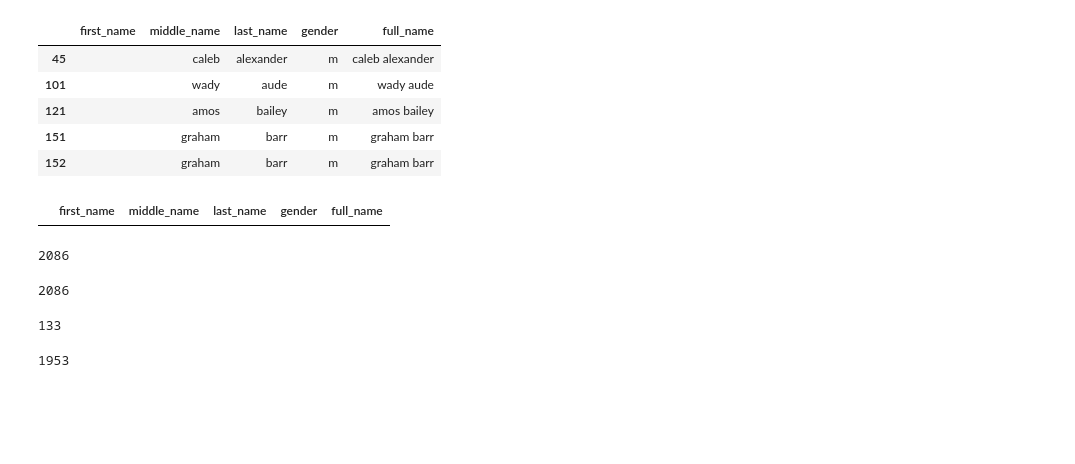
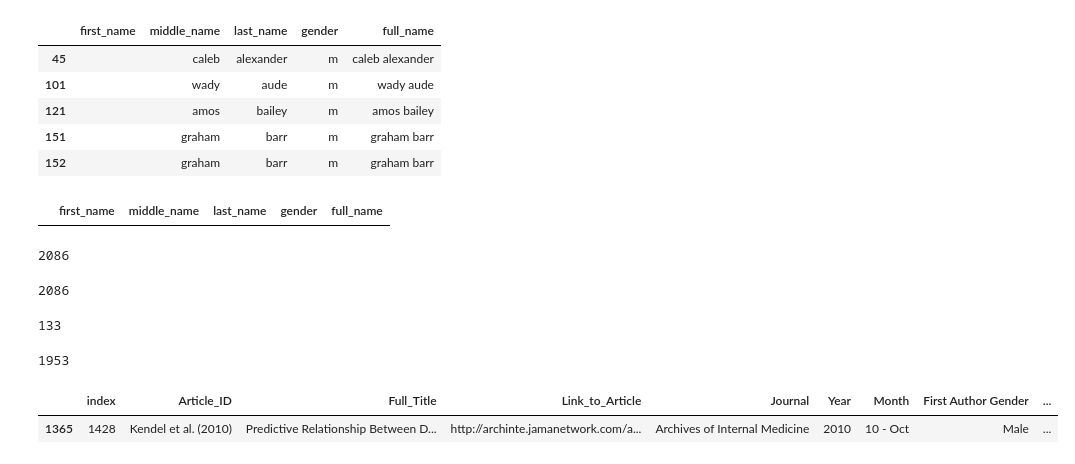
Before and after one commit to GenderGapSTEM-PublicationAnalysis/name_gender_inference, a Jupyter notebook: test_data/raw_data/Prepare_test_data_from_Filardo.ipynb, the cells around one changed output. Cells and saved outputs as stored; diff of their text form; code cells hidden in the pictures; blank space fills up the shorter version.

```diff
--- a/test_data/raw_data/Prepare_test_data_from_Filardo.ipynb
+++ b/test_data/raw_data/Prepare_test_data_from_Filardo.ipynb
@@ -281,3 +281,8 @@ len(test_data)
 # dump to files which can be parsed through genderize.io for free (quota 1000 per day)
 cols = ['first_name', 'middle_name', 'last_name', 'full_name', 'gender']
 test_data[cols].to_csv('test_data_filardo.csv', index=False, quoting=csv.QUOTE_NONNUMERIC)
+# %%
+df[df.ForeName.str.contains('Friederike')]
+# %% [output]
+|  | index | Article_ID | Full_Title | Link_to_Article | Journal | Year | Month | First Author Gender | ... |
+| 1365 | 1428 | Kendel et al. (2010) | Predictive Relationship Between D... | http://archinte.jamanetwork.com/a... | Archives of Internal Medicine | 2010 | 10 - Oct | Male | ... |
```
Also changed, not shown: 10 other files.
